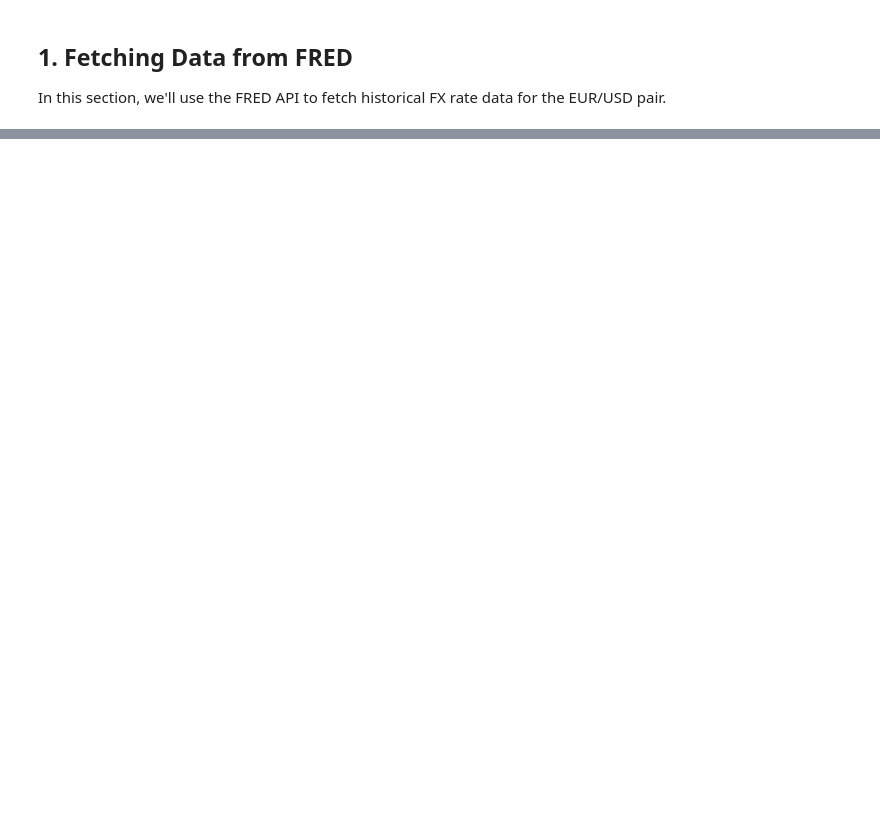
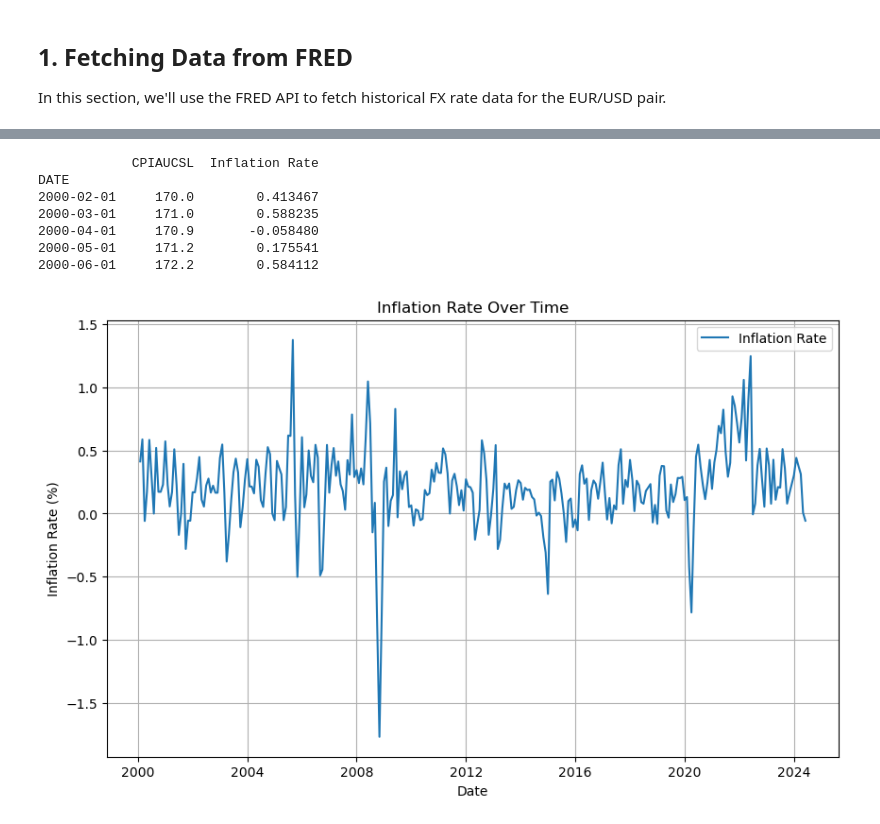
Before and after one commit to ignaciopericet/Personal-Studies, a Jupyter notebook: 01_Time_Series_Modeling/2.ARCH&GARCH_Models_FX.ipynb, the cells around one changed output, grey strips where cells are left out. Drawn from its saved outputs; the diff is of its cells as text; code cells hidden in the pictures; blank space fills up the shorter version.

```diff
--- a/01_Time_Series_Modeling/2.ARCH&GARCH_Models_FX.ipynb
+++ b/01_Time_Series_Modeling/2.ARCH&GARCH_Models_FX.ipynb
@@ -186,0 +156,39 @@ In this notebook, we applied a GARCH(1,1) model to the EUR/USD exchange rate ret
+# %%
+import pandas_datareader.data as web
+from datetime import datetime
+import matplotlib.pyplot as plt
+
+# Define the start and end dates for fetching data
+start = datetime(2000, 1, 1)
+end = datetime.now()
+
+# Fetch the Consumer Price Index (CPI)
+inflation_data = web.DataReader('CPIAUCSL', 'fred', start, end)
+
+# Calculate the inflation rate as the percentage change of CPI
+inflation_data['Inflation Rate'] = inflation_data['CPIAUCSL'].pct_change() * 100
+
+# Drop NaN values that result from the pct_change calculation
+inflation_data = inflation_data.dropna()
+
+# Display the first few rows of the data
+print(inflation_data.head())
+
+# Plot the Inflation Rate
+plt.figure(figsize=(10, 6))
+plt.plot(inflation_data.index, inflation_data['Inflation Rate'], label='Inflation Rate')
+plt.title('Inflation Rate Over Time')
+plt.xlabel('Date')
+plt.ylabel('Inflation Rate (%)')
+plt.legend()
+plt.grid(True)
+plt.show()
+# %% [output]
+            CPIAUCSL  Inflation Rate
+DATE
+2000-02-01     170.0        0.413467
+2000-03-01     171.0        0.588235
+2000-04-01     170.9       -0.058480
+2000-05-01     171.2        0.175541
+2000-06-01     172.2        0.584112
+[figure, added]
```
Also changed, not shown: parts of 23 cells of this notebook.
